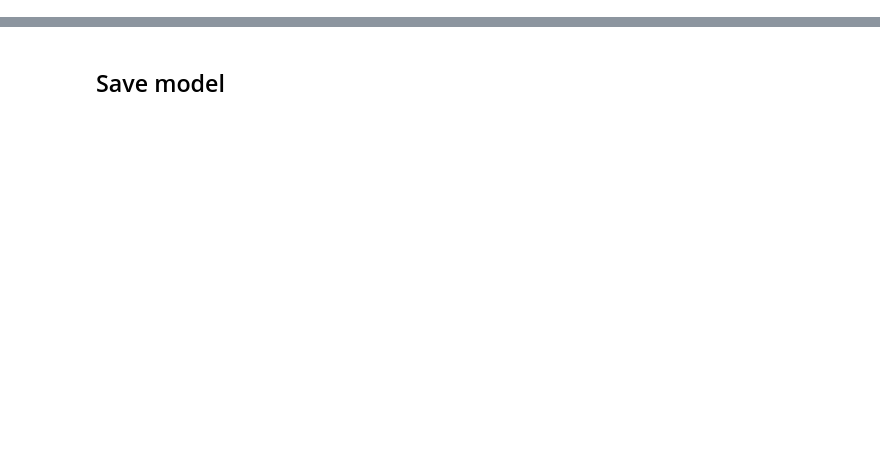
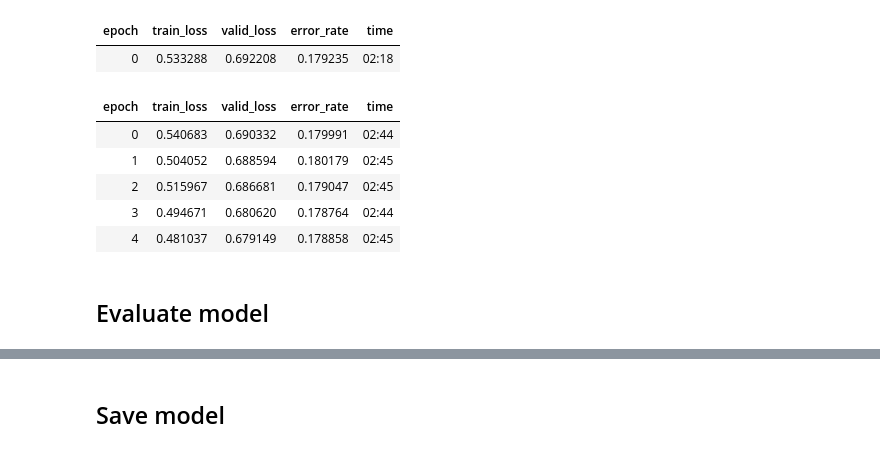
Before and after one commit to RohanM/fungi-id, a Jupyter notebook: train.ipynb, the cells around one changed output, grey strips where cells are left out. Saved outputs shown, nothing was run; the diff lists cells and outputs as text; code cells hidden in the pictures; blank space fills up the shorter version.

```diff
--- a/train.ipynb
+++ b/train.ipynb
@@ -29 +64,14 @@ learn.fine_tune(1)
+# %%
+learn.fine_tune(5, 0.0001)
+# %% [output]
+| epoch | train_loss | valid_loss | error_rate | time |
+| 0 | 0.533288 | 0.692208 | 0.179235 | 02:18 |
+| epoch | train_loss | valid_loss | error_rate | time |
+| 0 | 0.540683 | 0.690332 | 0.179991 | 02:44 |
+| 1 | 0.504052 | 0.688594 | 0.180179 | 02:45 |
+| 2 | 0.515967 | 0.686681 | 0.179047 | 02:45 |
+| 3 | 0.494671 | 0.680620 | 0.178764 | 02:44 |
+| 4 | 0.481037 | 0.679149 | 0.178858 | 02:45 |
+# %% [markdown]
+## Evaluate model
 # %%
```
Also changed, not shown: parts of 14 cells of this notebook, 2 other files.
